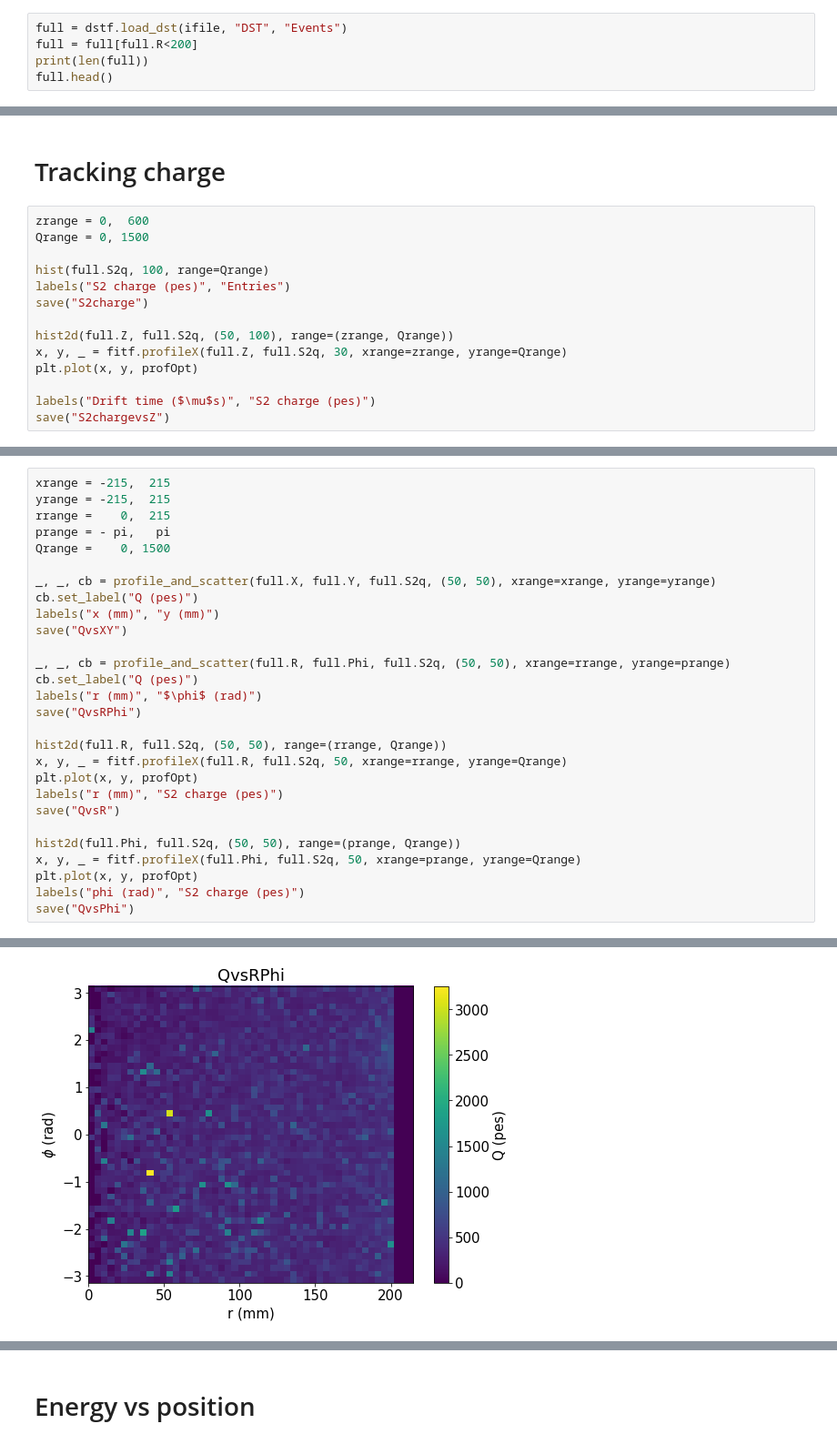
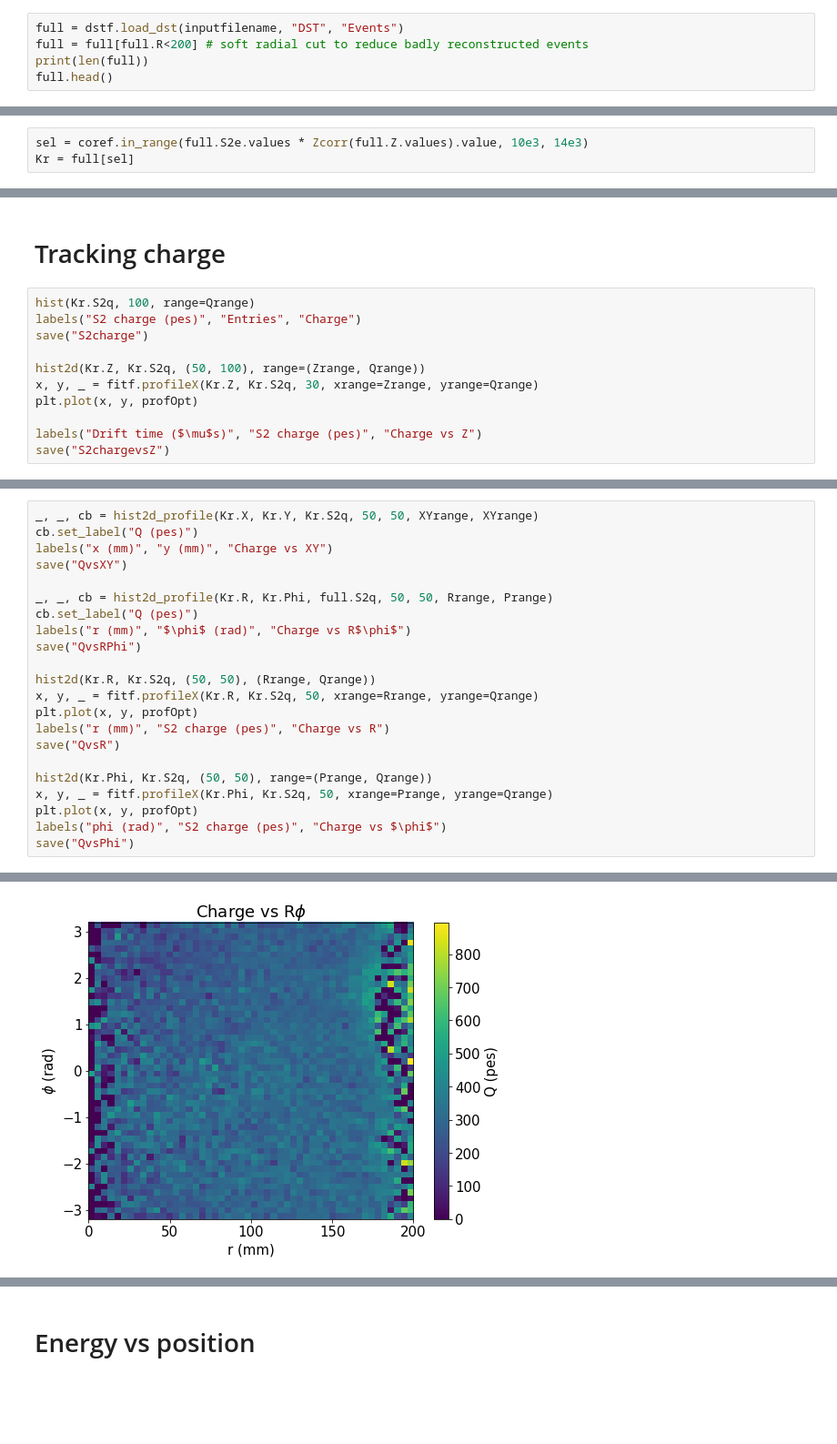
Before and after one commit to gonzaponte/ICARO, a Jupyter notebook: icaro/KrMay/Run4119.ipynb, the cells around one changed output, grey strips where cells are left out. Shown at 91% size. Drawn from its saved outputs; the diff is of its cells as text; blank space fills up the shorter version.

```diff
--- a/icaro/KrMay/Run4119.ipynb
+++ b/icaro/KrMay/Run4119.ipynb
@@ -163,8 +72,8 @@ ifile: /Users/Gonzalo/github/NEXTdata/Bkg/dst_4119.root.h5
 # %% [markdown]
 # Read data
 # %%
-full = dstf.load_dst(ifile, "DST", "Events")
-full = full[full.R<200]
+full = dstf.load_dst(inputfilename, "DST", "Events")
+full = full[full.R<200] # soft radial cut to reduce badly reconstructed events
 print(len(full))
 full.head()
 # %% [output]
@@ -528 +391,4 @@ save("NsipmvsZ")
+# %%
+sel = coref.in_range(full.S2e.values * Zcorr(full.Z.values).value, 10e3, 14e3)
+Kr = full[sel]
 # %%
@@ -567,17 +428,14 @@ save("RPhi")
 # %% [markdown]
 # Tracking charge
 # %%
-zrange = 0,  600
-Qrange = 0, 1500
-
-hist(full.S2q, 100, range=Qrange)
-labels("S2 charge (pes)", "Entries")
+hist(Kr.S2q, 100, range=Qrange)
+labels("S2 charge (pes)", "Entries", "Charge")
 save("S2charge")
 
-hist2d(full.Z, full.S2q, (50, 100), range=(zrange, Qrange))
-x, y, _ = fitf.profileX(full.Z, full.S2q, 30, xrange=zrange, yrange=Qrange)
+hist2d(Kr.Z, Kr.S2q, (50, 100), range=(Zrange, Qrange))
+x, y, _ = fitf.profileX(Kr.Z, Kr.S2q, 30, xrange=Zrange, yrange=Qrange)
 plt.plot(x, y, profOpt)
 
-labels("Drift time ($\mu$s)", "S2 charge (pes)")
+labels("Drift time ($\mu$s)", "S2 charge (pes)", "Charge vs Z")
 save("S2chargevsZ")
 # %% [output]
@@ -586,29 +444,23 @@ save("S2chargevsZ")
 # %%
-xrange = -215,  215
-yrange = -215,  215
-rrange =    0,  215
-prange = - pi,   pi
-Qrange =    0, 1500
-
-_, _, cb = profile_and_scatter(full.X, full.Y, full.S2q, (50, 50), xrange=xrange, yrange=yrange)
+_, _, cb = hist2d_profile(Kr.X, Kr.Y, Kr.S2q, 50, 50, XYrange, XYrange)
 cb.set_label("Q (pes)")
-labels("x (mm)", "y (mm)")
+labels("x (mm)", "y (mm)", "Charge vs XY")
 save("QvsXY")
 
-_, _, cb = profile_and_scatter(full.R, full.Phi, full.S2q, (50, 50), xrange=rrange, yrange=prange)
+_, _, cb = hist2d_profile(Kr.R, Kr.Phi, full.S2q, 50, 50, Rrange, Prange)
 cb.set_label("Q (pes)")
-labels("r (mm)", "$\phi$ (rad)")
+labels("r (mm)", "$\phi$ (rad)", "Charge vs R$\phi$")
 save("QvsRPhi")
 
-hist2d(full.R, full.S2q, (50, 50), range=(rrange, Qrange))
-x, y, _ = fitf.profileX(full.R, full.S2q, 50, xrange=rrange, yrange=Qrange)
+hist2d(Kr.R, Kr.S2q, (50, 50), (Rrange, Qrange))
+x, y, _ = fitf.profileX(Kr.R, Kr.S2q, 50, xrange=Rrange, yrange=Qrange)
 plt.plot(x, y, profOpt)
-labels("r (mm)", "S2 charge (pes)")
+labels("r (mm)", "S2 charge (pes)", "Charge vs R")
 save("QvsR")
 
-hist2d(full.Phi, full.S2q, (50, 50), range=(prange, Qrange))
-x, y, _ = fitf.profileX(full.Phi, full.S2q, 50, xrange=prange, yrange=Qrange)
+hist2d(Kr.Phi, Kr.S2q, (50, 50), range=(Prange, Qrange))
+x, y, _ = fitf.profileX(Kr.Phi, Kr.S2q, 50, xrange=Prange, yrange=Qrange)
 plt.plot(x, y, profOpt)
-labels("phi (rad)", "S2 charge (pes)")
+labels("phi (rad)", "S2 charge (pes)", "Charge vs $\phi$")
 save("QvsPhi")
 # %% [output]
@@ -616 +470 @@ save("QvsPhi")
-[figure, old version]
+[figure, new version]
```
Also changed, not shown: parts of 42 cells of this notebook.
